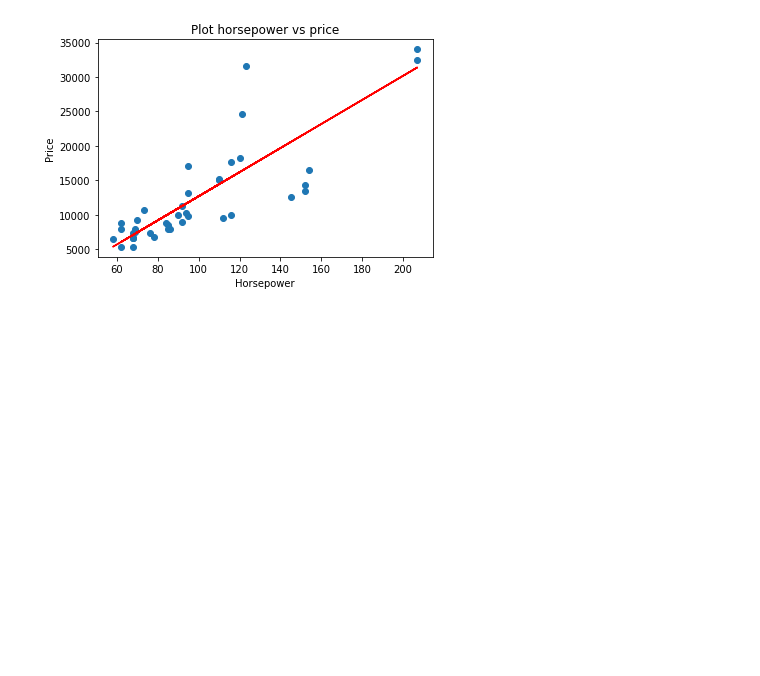
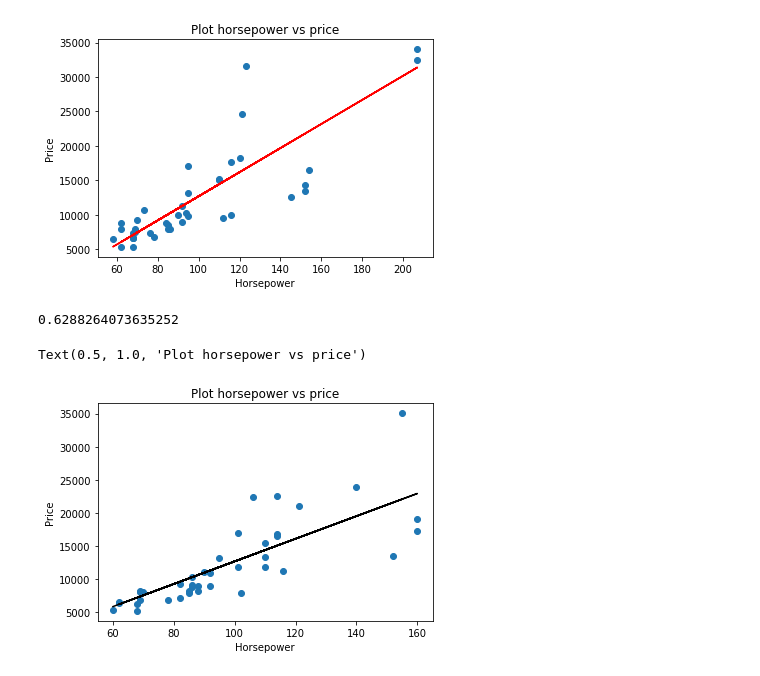
Before and after one commit to fadhilelrizanda/Machine-Learning, a Jupyter notebook: My Own Code/Lasso_regression/lasso_regression._car.ipynb, the cells around one changed output. Saved outputs shown, nothing was run; the diff lists cells and outputs as text; code cells hidden in the pictures; blank space fills up the shorter version.

```diff
--- a/My Own Code/Lasso_regression/lasso_regression._car.ipynb
+++ b/My Own Code/Lasso_regression/lasso_regression._car.ipynb
@@ -164,3 +164,23 @@ plt.title('Plot horsepower vs price')
 # %% [output]
 Text(0.5, 1.0, 'Plot horsepower vs price')
 [figure]
+# %%
+#menambah regulasi
+from sklearn.linear_model import Lasso
+# define model
+model = Lasso(alpha=1.0)
+model.fit(x_train,y_train)
+model.predict(x_test)
+model.score(x_test,y_test)
+# %% [output]
+0.6288264073635252
+# %%
+l_predict = model.predict(x_test)
+plt.scatter(x_test, y_test)
+plt.plot(x_test, l_predict, c='k')
+plt.xlabel('Horsepower')
+plt.ylabel('Price')
+plt.title('Plot horsepower vs price')
+# %% [output]
+Text(0.5, 1.0, 'Plot horsepower vs price')
+[figure, added]
```
Also changed, not shown: parts of 1 cell of this notebook, 25 other files.
